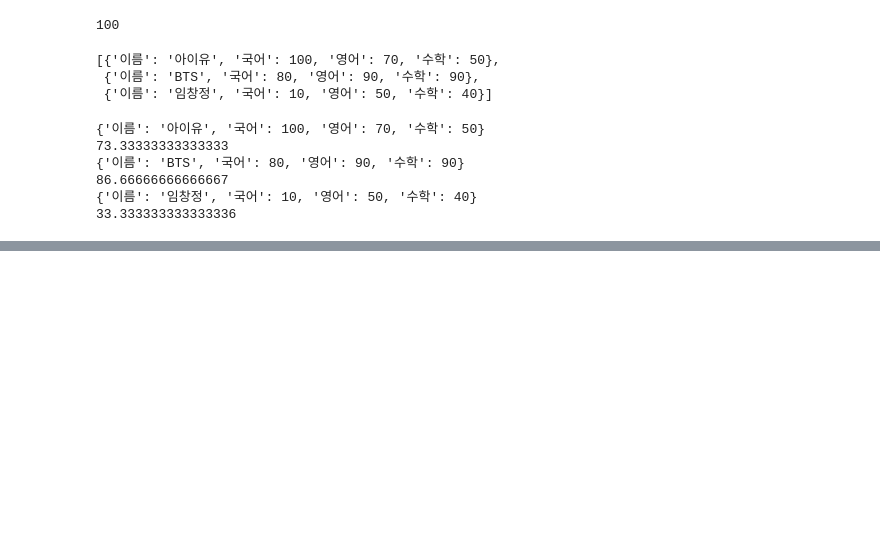
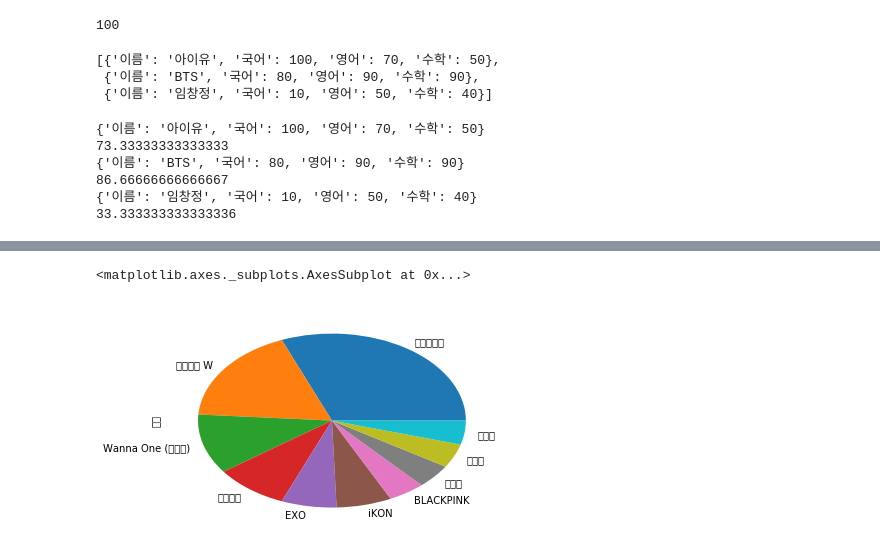
Before and after one commit to CodingSta/demo-201810-lge, a Jupyter notebook: 파이썬강의.ipynb, the cells around one changed output, grey strips where cells are left out. Cells and saved outputs as stored; diff of their text form; code cells hidden in the pictures; blank space fills up the shorter version.

```diff
--- a/파이썬강의.ipynb
+++ b/파이썬강의.ipynb
@@ -584,0 +633,6 @@ for 학생 in 학생목록:
+# %%
+# xlrd 오류가 뜬다면 : pip install xlrd 명령을 통해, xlrd 설치 후 재실행
+
+df = pd.read_excel('엑셀_멜론차트_top100.xlsx')
+print(df.shape)
+df.head()
@@ -584,0 +647,7 @@ for 학생 in 학생목록:
+# %%
+%matplotlib inline
+
+df['가수'].value_counts()[:10].plot(kind='pie')  # barh, bar, pie
+# %% [output]
+<matplotlib.axes._subplots.AxesSubplot at 0x...>
+[figure, added]
```
Also changed, not shown: parts of 13 cells of this notebook.
